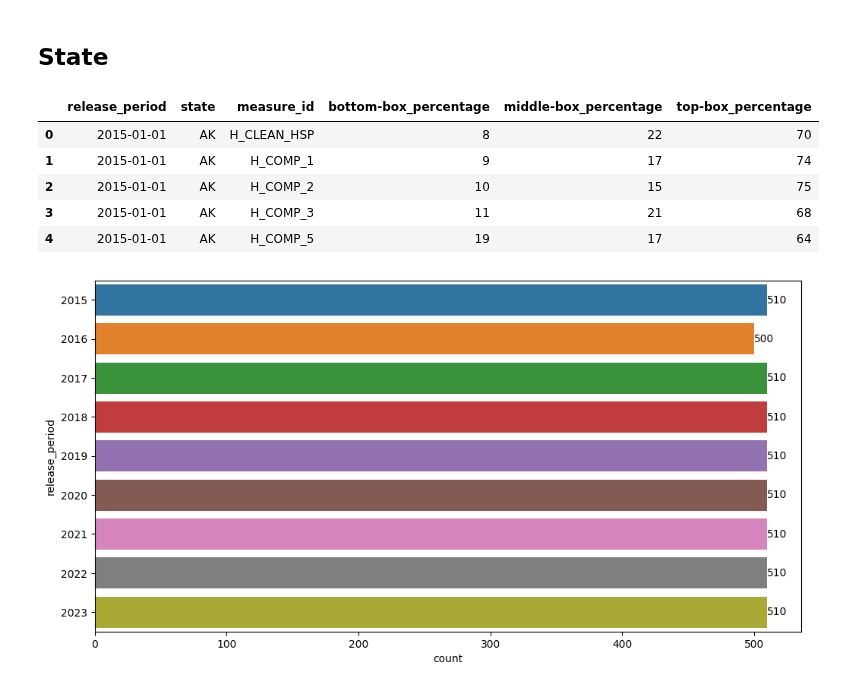
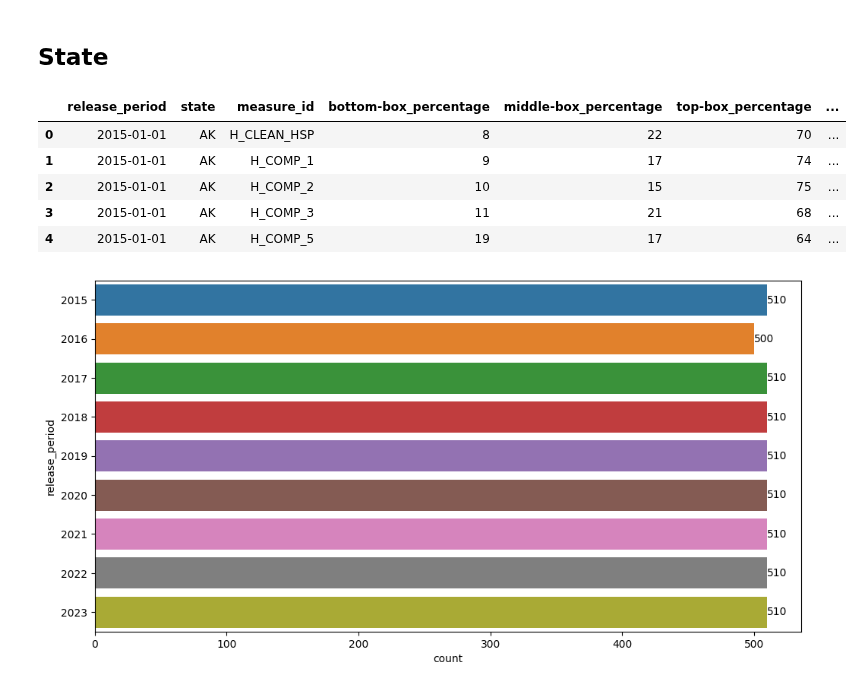
Before and after one commit to andyguo0228/maven_healthcare, a Jupyter notebook: maven_healthcare.ipynb, the cells around one changed output. Saved outputs shown, nothing was run; the diff lists cells and outputs as text; code cells hidden in the pictures.

```diff
--- a/maven_healthcare.ipynb
+++ b/maven_healthcare.ipynb
@@ -118,18 +164,22 @@ plt.show()
 # %%
 #
 # state_results = pd.read_csv('data_tables/state_results.csv')
 state_results = dataframes['state_results']
+states = dataframes['states']
 state_results['Release Period'] = pd.to_datetime(state_results['Release Period'].str.lstrip('07_'))
 state_results.columns = state_results.columns.str.lower().str.replace(' ', '_')
+states.columns = states.columns.str.lower().str.replace(' ', '_')
+
+state_results = state_results.merge(states, on='state', how='left')
 # state_results['nps'] = state_results['top-box_percentage'] - state_results['bottom-box_percentage']
 state_results.head()
 # %% [output]
-|  | release_period | state | measure_id | bottom-box_percentage | middle-box_percentage | top-box_percentage |
-| 0 | 2015-01-01 | AK | H_CLEAN_HSP | 8 | 22 | 70 |
-| 1 | 2015-01-01 | AK | H_COMP_1 | 9 | 17 | 74 |
-| 2 | 2015-01-01 | AK | H_COMP_2 | 10 | 15 | 75 |
-| 3 | 2015-01-01 | AK | H_COMP_3 | 11 | 21 | 68 |
-| 4 | 2015-01-01 | AK | H_COMP_5 | 19 | 17 | 64 |
+|  | release_period | state | measure_id | bottom-box_percentage | middle-box_percentage | top-box_percentage | ... |
+| 0 | 2015-01-01 | AK | H_CLEAN_HSP | 8 | 22 | 70 | ... |
+| 1 | 2015-01-01 | AK | H_COMP_1 | 9 | 17 | 74 | ... |
+| 2 | 2015-01-01 | AK | H_COMP_2 | 10 | 15 | 75 | ... |
+| 3 | 2015-01-01 | AK | H_COMP_3 | 11 | 21 | 68 | ... |
+| 4 | 2015-01-01 | AK | H_COMP_5 | 19 | 17 | 64 | ... |
 # %%
 # Count of states by year; find missing data
 year = state_results.release_period.dt.year
```
Also changed, not shown: parts of 34 cells of this notebook, 1 other file.
